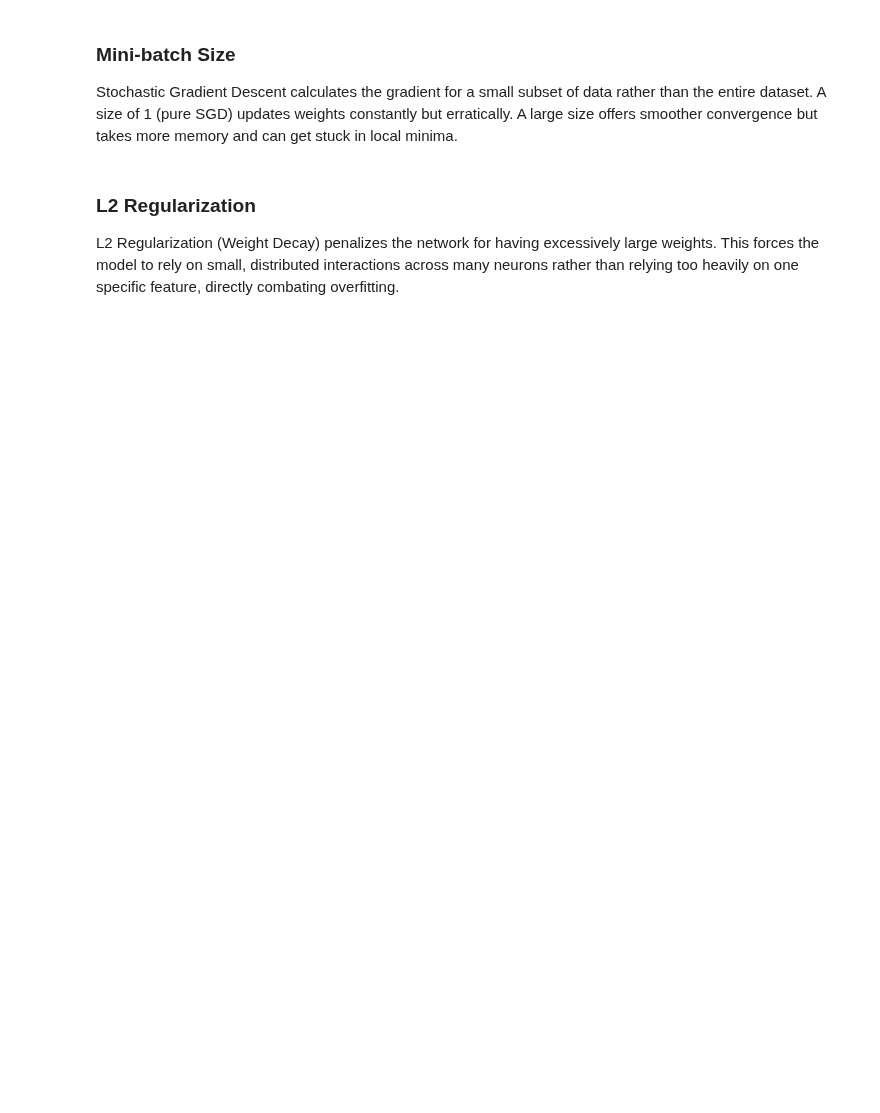
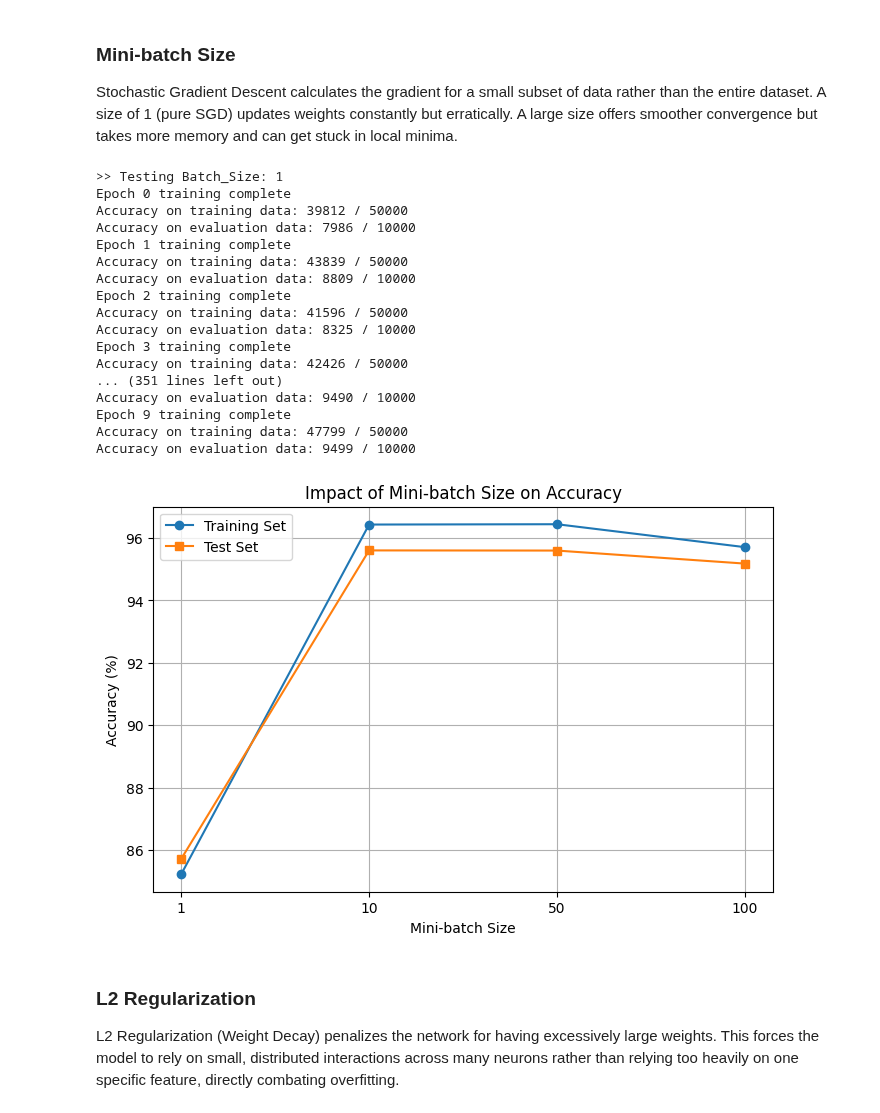
Before and after one commit to Projekty-IiE/NeuralEnjoyers, a Jupyter notebook: Klasyfikacyjny/classification_network.ipynb, the cells around one changed output. Cells and saved outputs as stored; diff of their text form; code cells hidden in the pictures; blank space fills up the shorter version.

```diff
--- a/Klasyfikacyjny/classification_network.ipynb
+++ b/Klasyfikacyjny/classification_network.ipynb
@@ -489,20 +537,39 @@ Stochastic Gradient Descent calculates the gradient for a small subset of data r
 # %%
 # 1. Run the test
 df_batch = run_experiment('Batch_Size', [1, 10, 50, 100], param_type='batch')
 
 # 2. Calculate averages across the 3 runs
 avg_results_batch = df_batch.groupby('Value')[['Train_Acc', 'Test_Acc']].mean().reset_index()
 
 # 3. Draw the graph
 plt.figure(figsize=(8, 5))
-plt.plot(avg_results_batch['Value'], avg_results_batch['Train_Acc'], marker='o', label='Training Set')
-plt.plot(avg_results_batch['Value'], avg_results_batch['Test_Acc'], marker='s', label='Test Set')
+plt.plot(avg_results_batch['Value'].astype(str), avg_results_batch['Train_Acc'], marker='o', label='Training Set')
+plt.plot(avg_results_batch['Value'].astype(str), avg_results_batch['Test_Acc'], marker='s', label='Test Set')
 plt.title('Impact of Mini-batch Size on Accuracy')
 plt.xlabel('Mini-batch Size')
 plt.ylabel('Accuracy (%)')
 plt.legend()
 plt.grid(True)
 plt.show()
+# %% [output]
+>> Testing Batch_Size: 1
+Epoch 0 training complete
+Accuracy on training data: 39812 / 50000
+Accuracy on evaluation data: 7986 / 10000
+Epoch 1 training complete
+Accuracy on training data: 43839 / 50000
+Accuracy on evaluation data: 8809 / 10000
+Epoch 2 training complete
+Accuracy on training data: 41596 / 50000
+Accuracy on evaluation data: 8325 / 10000
+Epoch 3 training complete
+Accuracy on training data: 42426 / 50000
+... (351 lines left out)
+Accuracy on evaluation data: 9490 / 10000
+Epoch 9 training complete
+Accuracy on training data: 47799 / 50000
+Accuracy on evaluation data: 9499 / 10000
+[figure, added]
 # %% [markdown]
 ### L2 Regularization
 
```
Also changed, not shown: parts of 9 cells of this notebook, 1 other file.
